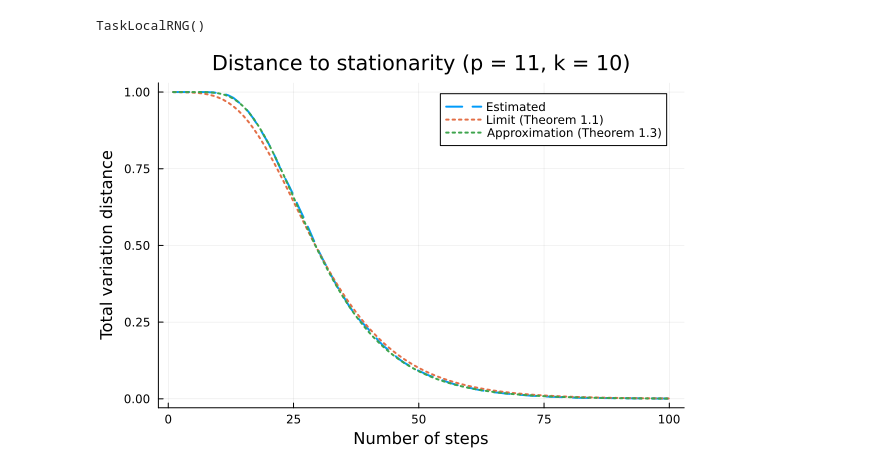
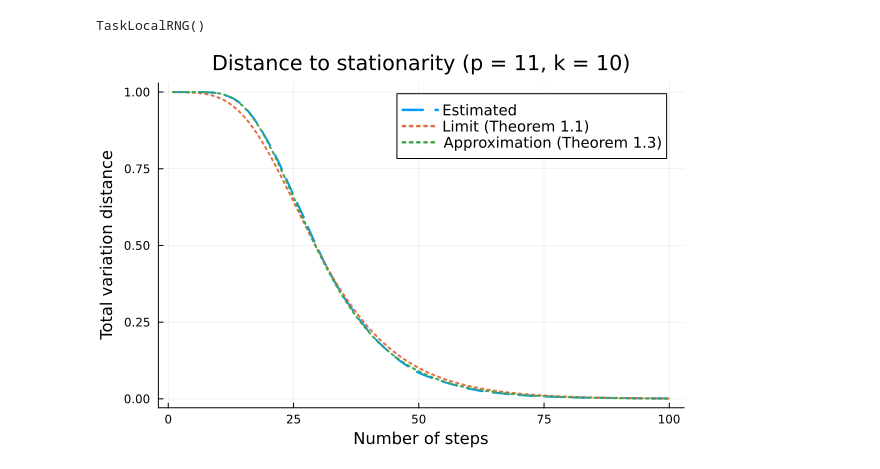
Before and after one commit to Michael-Howes/BurnsideProcess, a Jupyter notebook: Examples/sylow_double_cosets_example.ipynb, the cells around one changed output. Drawn from its saved outputs; the diff is of its cells as text; code cells hidden in the pictures.

```diff
--- a/Examples/sylow_double_cosets_example.ipynb
+++ b/Examples/sylow_double_cosets_example.ipynb
@@ -21,23 +21,23 @@ end
 # %%
 vals = collect(1:2*k)
 emperical_dist_ = sum(samples .== reshape(vals, 1, 1, :), dims = 1)./n_samples
 emperical_dist = dropdims(emperical_dist_, dims=1)
 stationary_dist = stationary_distribution(p, k)
 TV = sum(abs.(emperical_dist .- reshape(stationary_dist,1,:)), dims = 2)/2
 ts = 1:reps
 approx_TV = @. 1 - (1 - (1 - 1/p)^(ts - 1)) ^ k
 cs = @. (ts - p * log(k))/p
 limit_TV = @. 1 - exp(-exp(-cs))
-plt = plot(ts, TV, label="Estimated",  linewidth=2, linestyle = :dash)
+plt = plot(ts, TV, label="Estimated",  linewidth=2, linestyle = :dash, legendfontsize = 10)
 plot!(plt, ts, limit_TV, label="Limit (Theorem 1.1)", linewidth =2, linestyle = :dot)
 plot!(plt, ts, approx_TV, label="Approximation (Theorem 1.3)", linewidth = 2, linestyle = :dot)
 xlabel!(plt, "Number of steps")
 ylabel!(plt, "Total variation distance")
 title!(plt, "Distance to stationarity (p = 11, k = 10)")
 savefig(plt, "../Figures/double_cosets_p_11.pdf")
 plt
 # %% [output]
-[figure, old version]
+[figure, new version]
 # %%
 p2 = 23
 k2 = 22
```
Also changed, not shown: parts of 1 cell of this notebook, 3 other files.
